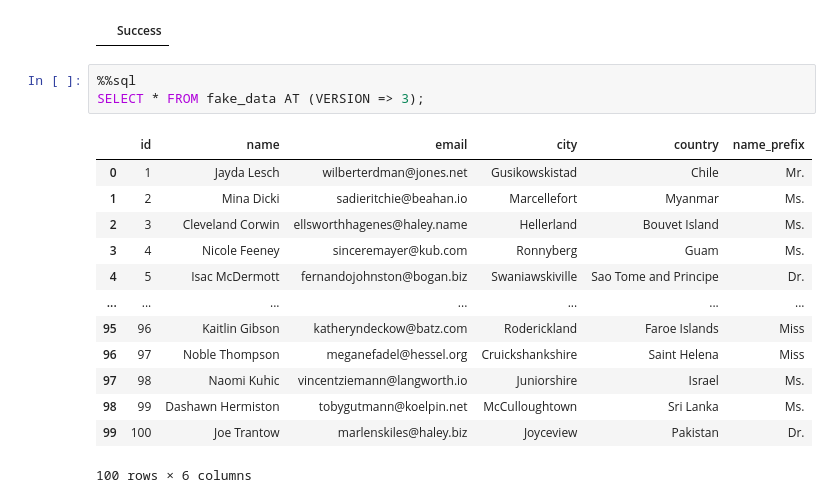
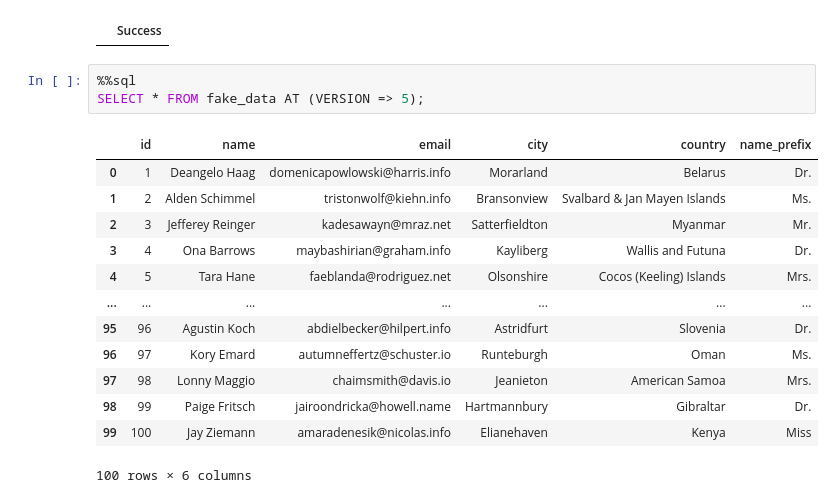
Before and after one commit to k0rsakov/pet_project_what_is_ducklake, a Jupyter notebook: 01_simple_local_ducklake/quick_start_ducklake.ipynb, the cells around one changed output. Drawn from its saved outputs; the diff is of its cells as text.

```diff
--- a/01_simple_local_ducklake/quick_start_ducklake.ipynb
+++ b/01_simple_local_ducklake/quick_start_ducklake.ipynb
@@ -277,18 +282,18 @@ USE 'my_ducklake';
 |  | Success |
 # %%
 %%sql
-SELECT * FROM fake_data AT (VERSION => 3);
+SELECT * FROM fake_data AT (VERSION => 5);
 # %% [output]
 |  | id | name | email | city | country | name_prefix |
-| 0 | 1 | Jayda Lesch | wilberterdman@jones.net | Gusikowskistad | Chile | Mr. |
-| 1 | 2 | Mina Dicki | sadieritchie@beahan.io | Marcellefort | Myanmar | Ms. |
-| 2 | 3 | Cleveland Corwin | ellsworthhagenes@haley.name | Hellerland | Bouvet Island | Ms. |
-| 3 | 4 | Nicole Feeney | sinceremayer@kub.com | Ronnyberg | Guam | Ms. |
-| 4 | 5 | Isac McDermott | fernandojohnston@bogan.biz | Swaniawskiville | Sao Tome and Principe | Dr. |
+| 0 | 1 | Deangelo Haag | domenicapowlowski@harris.info | Morarland | Belarus | Dr. |
+| 1 | 2 | Alden Schimmel | tristonwolf@kiehn.info | Bransonview | Svalbard & Jan Mayen Islands | Ms. |
+| 2 | 3 | Jefferey Reinger | kadesawayn@mraz.net | Satterfieldton | Myanmar | Mr. |
+| 3 | 4 | Ona Barrows | maybashirian@graham.info | Kayliberg | Wallis and Futuna | Dr. |
+| 4 | 5 | Tara Hane | faeblanda@rodriguez.net | Olsonshire | Cocos (Keeling) Islands | Mrs. |
 | ... | ... | ... | ... | ... | ... | ... |
-| 95 | 96 | Kaitlin Gibson | katheryndeckow@batz.com | Roderickland | Faroe Islands | Miss |
-| 96 | 97 | Noble Thompson | meganefadel@hessel.org | Cruickshankshire | Saint Helena | Miss |
-| 97 | 98 | Naomi Kuhic | vincentziemann@langworth.io | Juniorshire | Israel | Ms. |
-| 98 | 99 | Dashawn Hermiston | tobygutmann@koelpin.net | McCulloughtown | Sri Lanka | Ms. |
-| 99 | 100 | Joe Trantow | marlenskiles@haley.biz | Joyceview | Pakistan | Dr. |
+| 95 | 96 | Agustin Koch | abdielbecker@hilpert.info | Astridfurt | Slovenia | Dr. |
+| 96 | 97 | Kory Emard | autumneffertz@schuster.io | Runteburgh | Oman | Ms. |
+| 97 | 98 | Lonny Maggio | chaimsmith@davis.io | Jeanieton | American Samoa | Mrs. |
+| 98 | 99 | Paige Fritsch | jairoondricka@howell.name | Hartmannbury | Gibraltar | Dr. |
+| 99 | 100 | Jay Ziemann | amaradenesik@nicolas.info | Elianehaven | Kenya | Miss |
 100 rows × 6 columns
```
Also changed, not shown: parts of 15 cells of this notebook, 1 other file.
